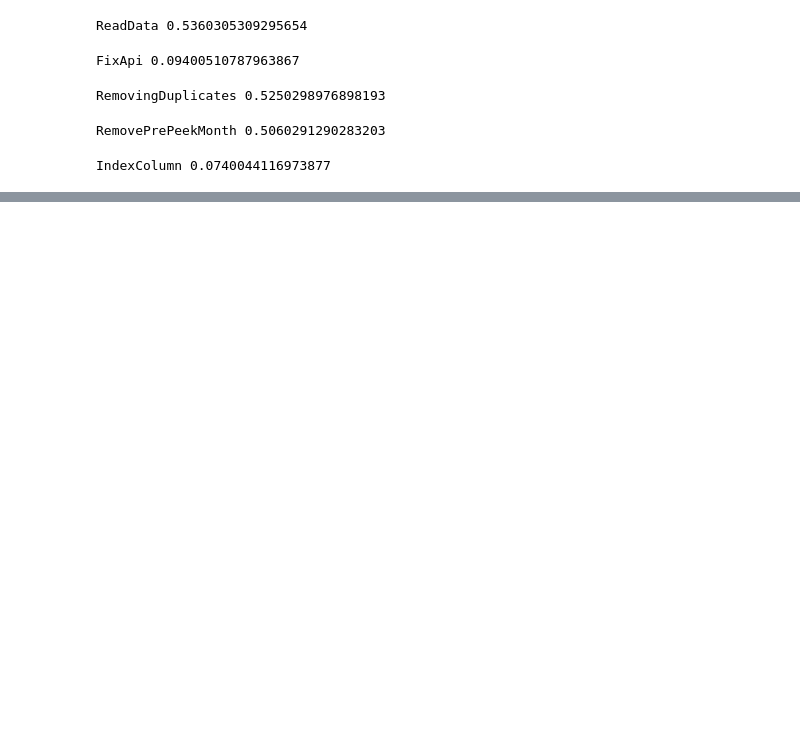
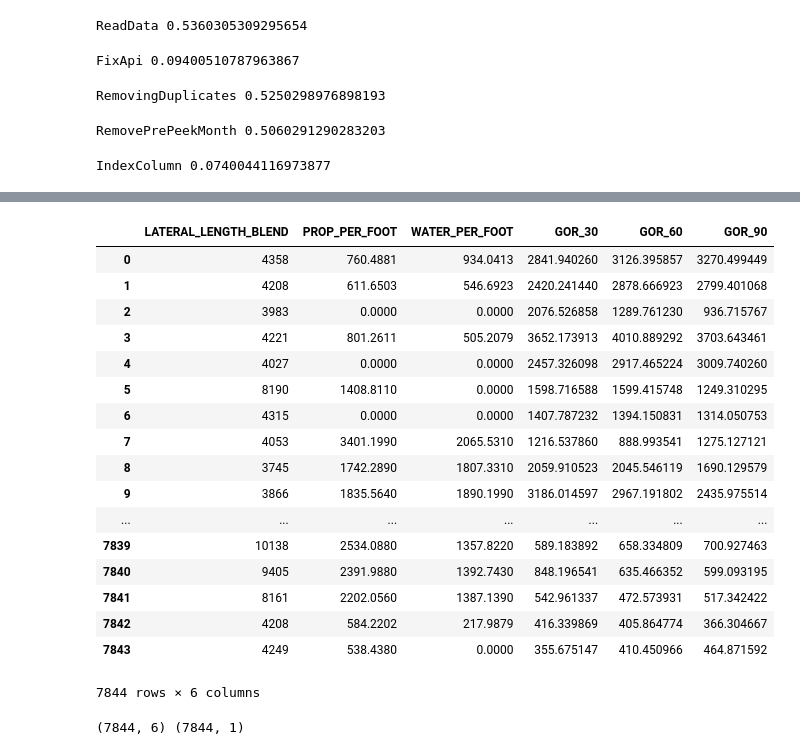
Before and after one commit to GehadAbdElhalim/Production-Forecasting, a Jupyter notebook: Milestone2.ipynb, the cells around one changed output, grey strips where cells are left out. Cells and saved outputs as stored; diff of their text form; code cells hidden in the pictures; blank space fills up the shorter version.

```diff
--- a/Milestone2.ipynb
+++ b/Milestone2.ipynb
@@ -66,0 +144,30 @@ IndexColumn 0.0740044116973877
+# %%
+x_train = temp2.drop(['API','Liquid'], axis=1)
+x_train
+# %% [output]
+|  | LATERAL_LENGTH_BLEND | PROP_PER_FOOT | WATER_PER_FOOT | GOR_30 | GOR_60 | GOR_90 |
+| 0 | 4358 | 760.4881 | 934.0413 | 2841.940260 | 3126.395857 | 3270.499449 |
+| 1 | 4208 | 611.6503 | 546.6923 | 2420.241440 | 2878.666923 | 2799.401068 |
+| 2 | 3983 | 0.0000 | 0.0000 | 2076.526858 | 1289.761230 | 936.715767 |
+| 3 | 4221 | 801.2611 | 505.2079 | 3652.173913 | 4010.889292 | 3703.643461 |
+| 4 | 4027 | 0.0000 | 0.0000 | 2457.326098 | 2917.465224 | 3009.740260 |
+| 5 | 8190 | 1408.8110 | 0.0000 | 1598.716588 | 1599.415748 | 1249.310295 |
+| 6 | 4315 | 0.0000 | 0.0000 | 1407.787232 | 1394.150831 | 1314.050753 |
+| 7 | 4053 | 3401.1990 | 2065.5310 | 1216.537860 | 888.993541 | 1275.127121 |
+| 8 | 3745 | 1742.2890 | 1807.3310 | 2059.910523 | 2045.546119 | 1690.129579 |
+| 9 | 3866 | 1835.5640 | 1890.1990 | 3186.014597 | 2967.191802 | 2435.975514 |
+| ... | ... | ... | ... | ... | ... | ... |
+| 7839 | 10138 | 2534.0880 | 1357.8220 | 589.183892 | 658.334809 | 700.927463 |
+| 7840 | 9405 | 2391.9880 | 1392.7430 | 848.196541 | 635.466352 | 599.093195 |
+| 7841 | 8161 | 2202.0560 | 1387.1390 | 542.961337 | 472.573931 | 517.342422 |
+| 7842 | 4208 | 584.2202 | 217.9879 | 416.339869 | 405.864774 | 366.304667 |
+| 7843 | 4249 | 538.4380 | 0.0000 | 355.675147 | 410.450966 | 464.871592 |
+7844 rows × 6 columns
+# %%
+x_train = np.array(x_train)
+y_train = np.array(y_train)
+y_train.shape
+x_train.shape
+print(x_train.shape,y_train.shape)
+# %% [output]
+(7844, 6) (7844, 1)
```
Also changed, not shown: parts of 6 cells of this notebook.
